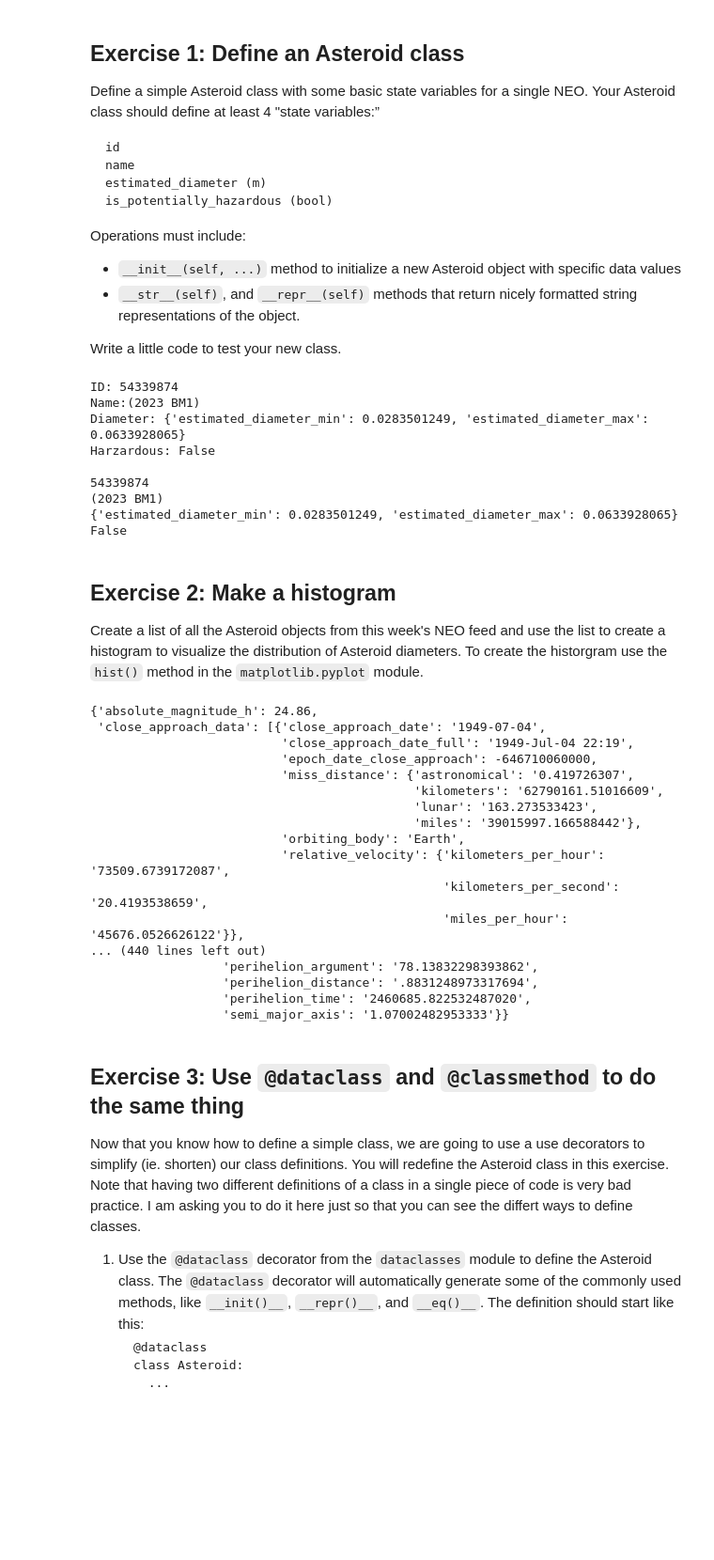
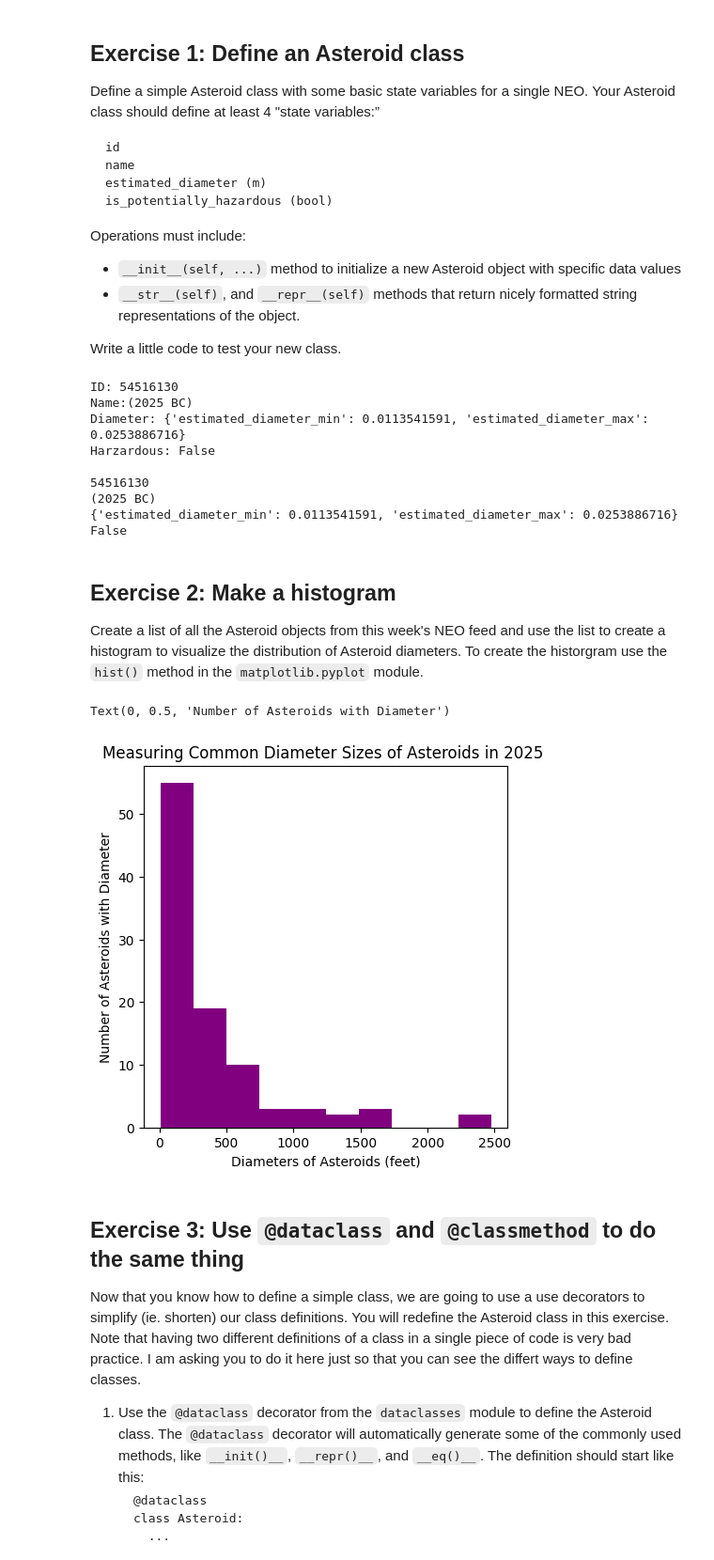
Before and after one commit to CMviking2003/comp215, a Jupyter notebook: labs/lab03-classes.ipynb, the cells around one changed output. Shown at 94% size. Cells and saved outputs as stored; diff of their text form; code cells hidden in the pictures; blank space fills up the shorter version.

```diff
--- a/labs/lab03-classes.ipynb
+++ b/labs/lab03-classes.ipynb
@@ -47,7 +47,7 @@ def get_neo(id):
     response = requests.request("GET", url, headers={}, data={})
     return json.loads(response.text)
 
-week_start = '2023-01-15'
+week_start = '2025-01-20'
 neos = get_neos(week_start)
 assert len(neos) > 0, f'Oh oh!  No NEOs found for {week_start}'
 neo = get_neo(neos[-1]['id'])  # get the very latest NEO
@@ -146,41 +146,37 @@ print(NEO.getName())
 print(NEO.getDiameter())
 print(NEO.getPH())
 # %% [output]
-ID: 54339874
-Name:(2023 BM1)
-Diameter: {'estimated_diameter_min': 0.0283501249, 'estimated_diameter_max': 0.0633928065}
+ID: 54516130
+Name:(2025 BC)
+Diameter: {'estimated_diameter_min': 0.0113541591, 'estimated_diameter_max': 0.0253886716}
 Harzardous: False
 
-54339874
-(2023 BM1)
-{'estimated_diameter_min': 0.0283501249, 'estimated_diameter_max': 0.0633928065}
+54516130
+(2025 BC)
+{'estimated_diameter_min': 0.0113541591, 'estimated_diameter_max': 0.0253886716}
 False
 # %% [markdown]
 ## Exercise 2: Make a histogram
 
 Create a list of all the Asteroid objects from this week's NEO feed and use the list to create a histogram to visualize the distribution of Asteroid diameters.  To create the historgram use the `hist()` method in the `matplotlib.pyplot` module.
-# %%
-# Ex. 2 your code here
-
-start_week = '2025-01-20'
-# %% [output]
-{'absolute_magnitude_h': 24.86,
- 'close_approach_data': [{'close_approach_date': '1949-07-04',
-                          'close_approach_date_full': '1949-Jul-04 22:19',
-                          'epoch_date_close_approach': -646710060000,
-                          'miss_distance': {'astronomical': '0.419726307',
-                                            'kilometers': '62790161.51016609',
-                                            'lunar': '163.273533423',
-                                            'miles': '39015997.166588442'},
-                          'orbiting_body': 'Earth',
-                          'relative_velocity': {'kilometers_per_hour': '73509.6739172087',
-                                                'kilometers_per_second': '20.4193538659',
-                                                'miles_per_hour': '45676.0526626122'}},
-... (440 lines left out)
-                  'perihelion_argument': '78.13832298393862',
-                  'perihelion_distance': '.8831248973317694',
-                  'perihelion_time': '2460685.822532487020',
-                  'semi_major_axis': '1.07002482953333'}}
+# %%
+#CREATE DIAMETER LIST THAT CALCULATES AVERAGE
+neo_avg_diam = [((neo['estimated_diameter']['feet']['estimated_diameter_min'] + neo['estimated_diameter']['feet']['estimated_diameter_max']) / 2) for neo in neos]
+
+#GET YEAR OF DISTRIBUTION
+week_string = week_start.split('-')
+year = week_string[0]
+
+
+#PLOTTING DATA ONTO A HISTOGRAM
+plt.figure(figsize=(5, 5))
+plt.hist(neo_avg_diam, color = 'purple')
+plt.title(f'Measuring Common Diameter Sizes of Asteroids in {year} ')
+plt.xlabel('Diameters of Asteroids (feet)')
+plt.ylabel('Number of Asteroids with Diameter')
+# %% [output]
+Text(0, 0.5, 'Number of Asteroids with Diameter')
+[figure, added]
 # %% [markdown]
 ## Exercise 3: Use `@dataclass` and `@classmethod` to do the same thing
 
```
Also changed, not shown: parts of 3 cells of this notebook.
